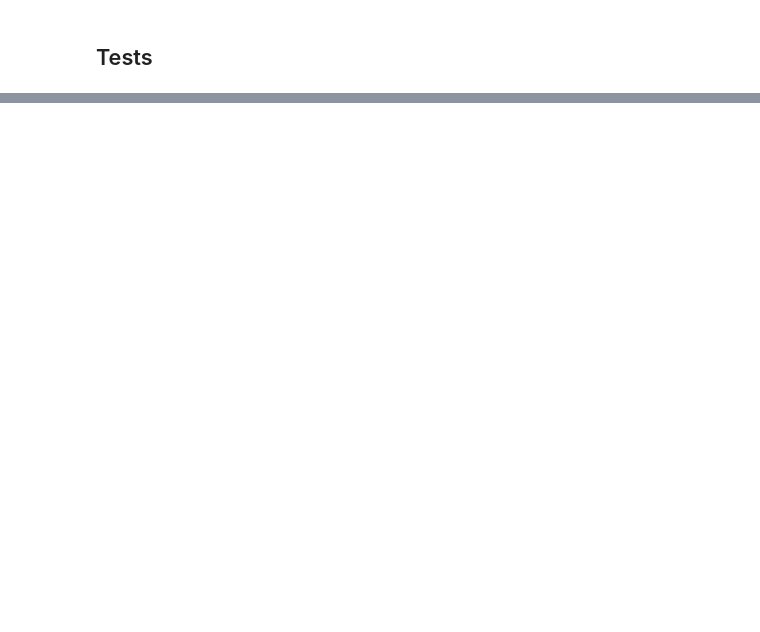
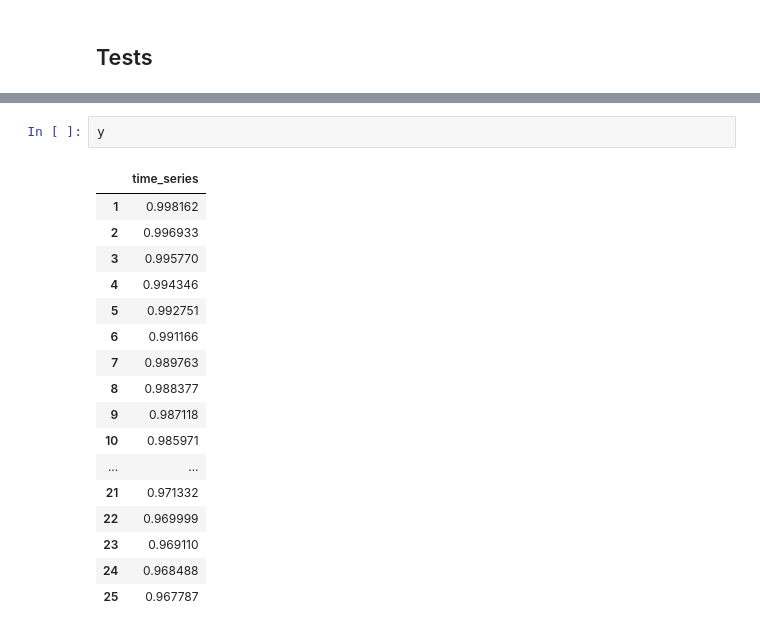
Before and after one commit to giotto-ai/giotto-time, a Jupyter notebook: examples/plots_test.ipynb, the cells around one changed output, grey strips where cells are left out. Cells and saved outputs as stored; diff of their text form; blank space fills up the shorter version.

```diff
--- a/examples/plots_test.ipynb
+++ b/examples/plots_test.ipynb
@@ -258,0 +239,20 @@ TypeError: only size-1 arrays can be converted to Python scalars
+# %%
+y
+# %% [output]
+|  | time_series |
+| 1 | 0.998162 |
+| 2 | 0.996933 |
+| 3 | 0.995770 |
+| 4 | 0.994346 |
+| 5 | 0.992751 |
+| 6 | 0.991166 |
+| 7 | 0.989763 |
+| 8 | 0.988377 |
+| 9 | 0.987118 |
+| 10 | 0.985971 |
+| ... | ... |
+| 21 | 0.971332 |
+| 22 | 0.969999 |
+| 23 | 0.969110 |
+| 24 | 0.968488 |
+| 25 | 0.967787 |
```
Also changed, not shown: parts of 11 cells of this notebook, 4 other files.
